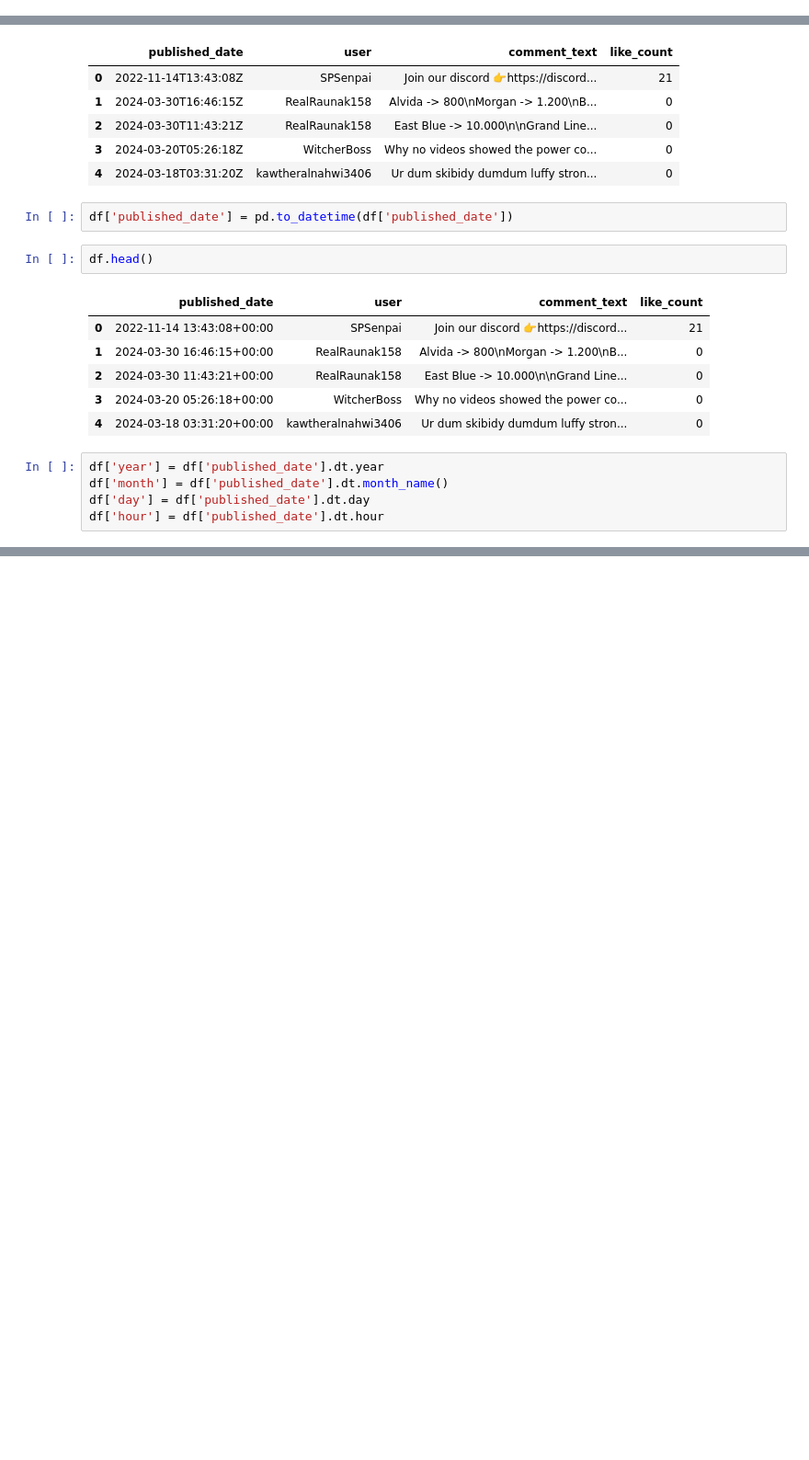
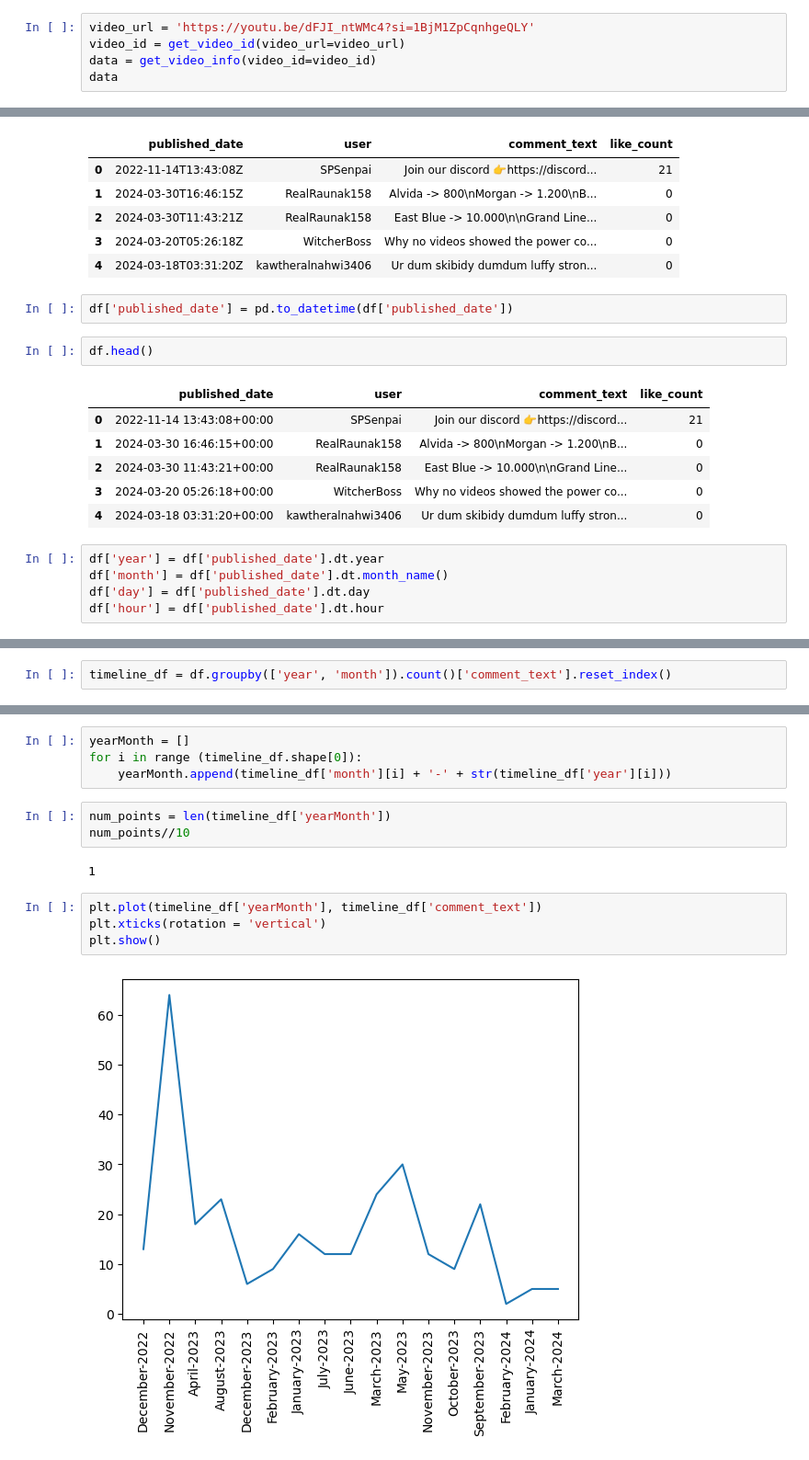
Before and after one commit to SudarshanPoudel/YT_Comments_Analysis, a Jupyter notebook: notebook/yt-analysis.ipynb, the cells around one changed output, grey strips where cells are left out. Shown: that part at 92% size. Drawn from its saved outputs; the diff is of its cells as text; blank space fills up the shorter version.

```diff
--- a/notebook/yt-analysis.ipynb
+++ b/notebook/yt-analysis.ipynb
@@ -22,0 +35,5 @@ def get_video_id(video_url):
+# %%
+video_url = 'https://youtu.be/dFJI_ntWMc4?si=1BjM1ZpCqnhgeQLY'
+video_id = get_video_id(video_url=video_url)
+data = get_video_info(video_id=video_id)
+data
@@ -100,0 +200,2 @@ df.head()
+# %%
+timeline_df = df.groupby(['year', 'month']).count()['comment_text'].reset_index()
@@ -100,0 +211,15 @@ df.head()
+# %%
+yearMonth = []
+for i in range (timeline_df.shape[0]):
+    yearMonth.append(timeline_df['month'][i] + '-' + str(timeline_df['year'][i]))
+# %%
+num_points = len(timeline_df['yearMonth'])
+num_points//10
+# %% [output]
+1
+# %%
+plt.plot(timeline_df['yearMonth'], timeline_df['comment_text'])
+plt.xticks(rotation = 'vertical')
+plt.show()
+# %% [output]
+[figure, added]
```
Also changed, not shown: parts of 13 cells of this notebook, 4 other files.
